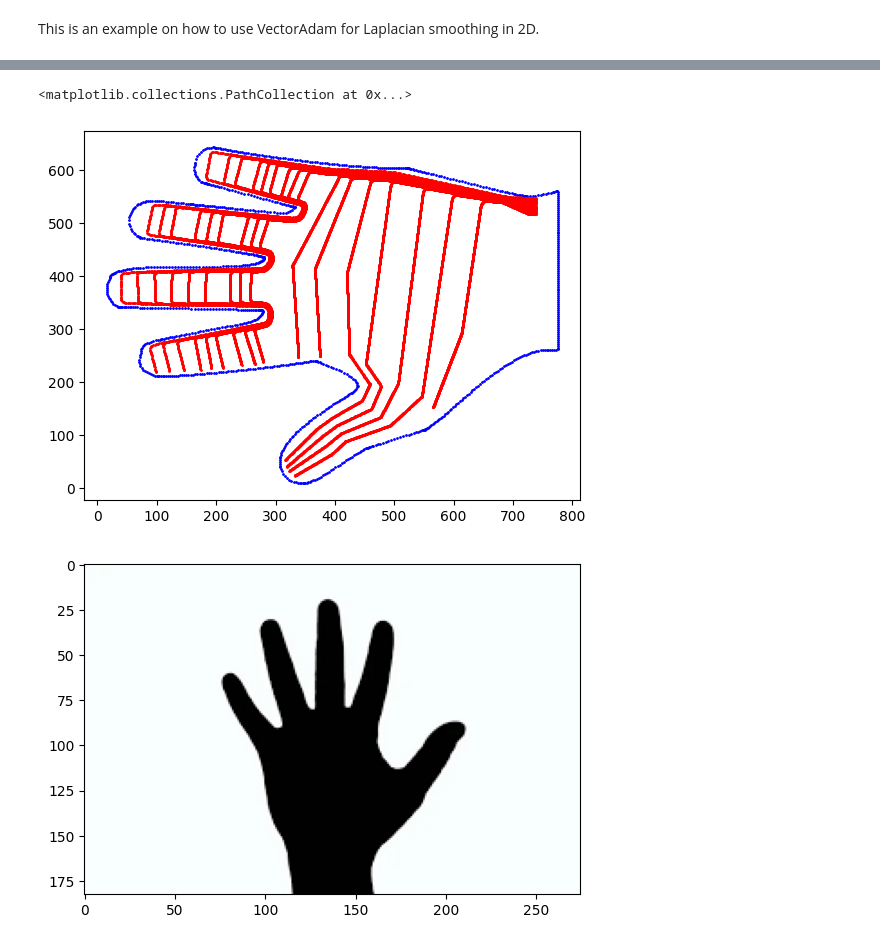
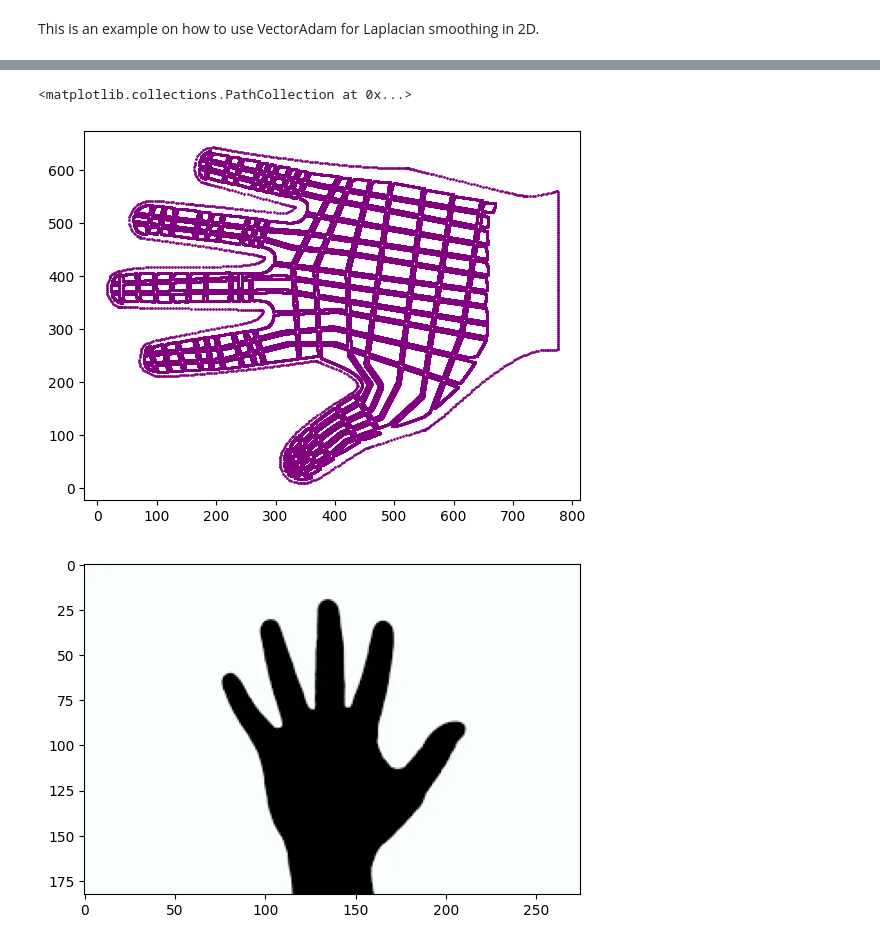
Before and after one commit to AntheaLi/match-hand, a Jupyter notebook: match_hand.ipynb, the cells around one changed output, grey strips where cells are left out. Cells and saved outputs as stored; diff of their text form; code cells hidden in the pictures.

```diff
--- a/match_hand.ipynb
+++ b/match_hand.ipynb
@@ -53,30 +25,30 @@ print(vertices.shape)
 # %%
 def samplePaths(file, NUM_SAMPLES=1000):
     # Load paths from SVG file
     paths, attributes = svg2paths(file)
     points = []
     for path in paths:
         for i in range(NUM_SAMPLES):
             points.append([path.point(i/(NUM_SAMPLES-1)).imag, path.point(i/(NUM_SAMPLES-1)).real])
     return np.array(points)
 
 outerCut = samplePaths('outerOnly.svg')
 topTraces = samplePaths('top_trace.svg')
 botttomTraces = samplePaths('bottom_trace.svg')
 edgeCuts = samplePaths('edgeCuts.svg')
 coverlayMask = samplePaths('solderMask.svg')
 
 
 
 # Print the flipped vertices
-plt.scatter(*zip(*outerCut), color='blue',s=1)
+# plt.scatter(*zip(*outerCut), color='blue',s=1)
 # plt.scatter(*zip(*topTraces), color='red',s=1)
-plt.scatter(*zip(*botttomTraces), color='green',s=1)
-# plt.scatter(*zip(*edgeCuts), color='purple',s=1)
-plt.scatter(*zip(*coverlayMask), color='orange',s=1)
+# plt.scatter(*zip(*botttomTraces), color='green',s=1)
+plt.scatter(*zip(*edgeCuts), color='purple',s=1)
+# plt.scatter(*zip(*coverlayMask), color='orange',s=1)
 # %% [output]
 <matplotlib.collections.PathCollection at 0x...>
-[figure, old version]
+[figure, new version]
 # %%
 img1 = imageio.imread('hand.png')
 plt.imshow(img1)
```
Also changed, not shown: parts of 4 cells of this notebook.
